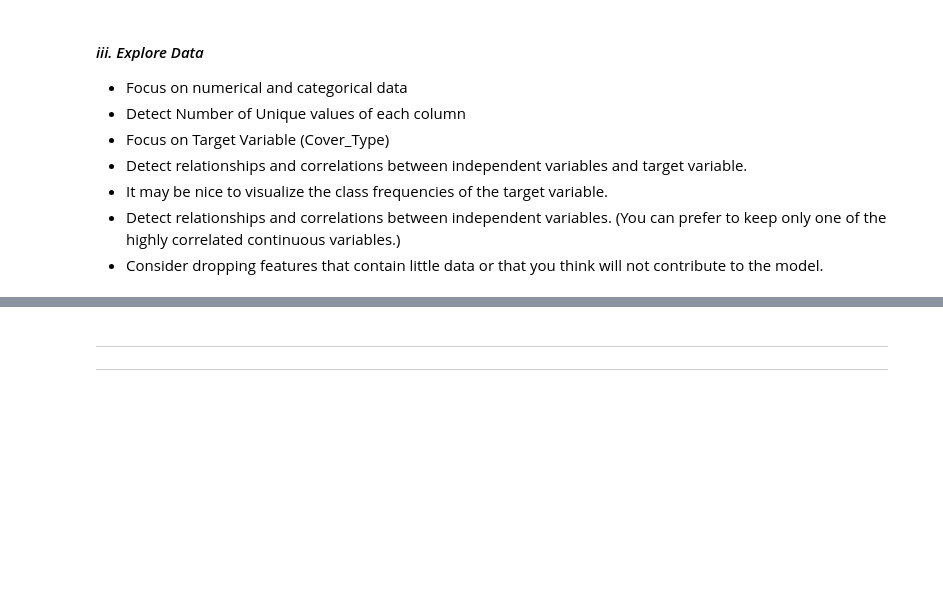
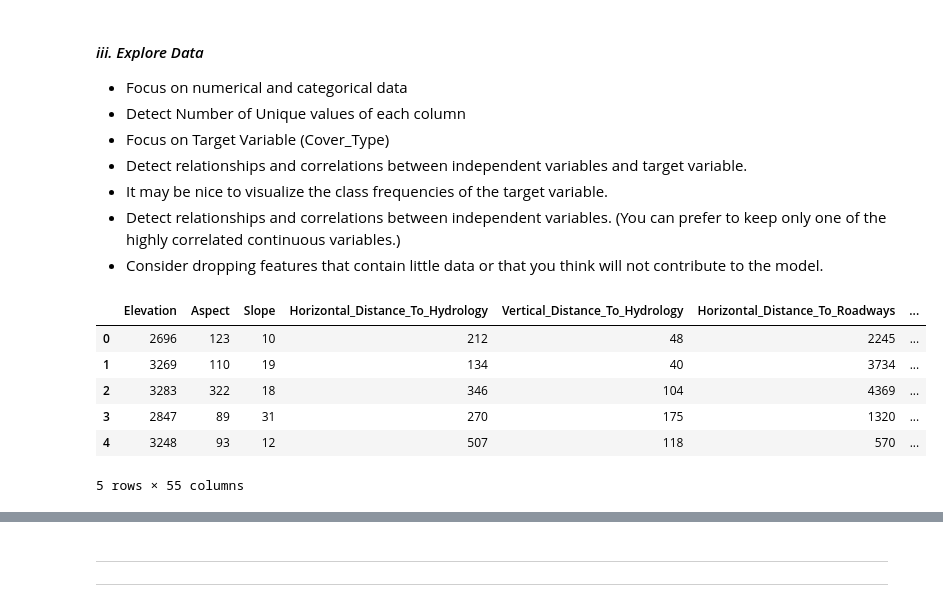
Before and after one commit to yasir5008/DS_-_ITF_Just_Working_Directory, a Jupyter notebook: ML/assignments/Tree_Types_Prediction_Classification_student.ipynb, the cells around one changed output, grey strips where cells are left out. Drawn from its saved outputs; the diff is of its cells as text; code cells hidden in the pictures; blank space fills up the shorter version.

```diff
--- a/ML/assignments/Tree_Types_Prediction_Classification_student.ipynb
+++ b/ML/assignments/Tree_Types_Prediction_Classification_student.ipynb
@@ -94,3 +115,13 @@ Besides Numpy and Pandas, you need to import the necessary modules for data visu
  - It may be nice to visualize the class frequencies of the target variable.
 - Detect relationships and correlations between independent variables. (You can prefer to keep only one of the highly correlated continuous variables.)
 - Consider dropping features that contain little data or that you think will not contribute to the model.
+# %%
+df.head()
+# %% [output]
+|  | Elevation | Aspect | Slope | Horizontal_Distance_To_Hydrology | Vertical_Distance_To_Hydrology | Horizontal_Distance_To_Roadways | ... |
+| 0 | 2696 | 123 | 10 | 212 | 48 | 2245 | ... |
+| 1 | 3269 | 110 | 19 | 134 | 40 | 3734 | ... |
+| 2 | 3283 | 322 | 18 | 346 | 104 | 4369 | ... |
+| 3 | 2847 | 89 | 31 | 270 | 175 | 1320 | ... |
+| 4 | 3248 | 93 | 12 | 507 | 118 | 570 | ... |
+5 rows × 55 columns
```
Also changed, not shown: parts of 21 cells of this notebook.
